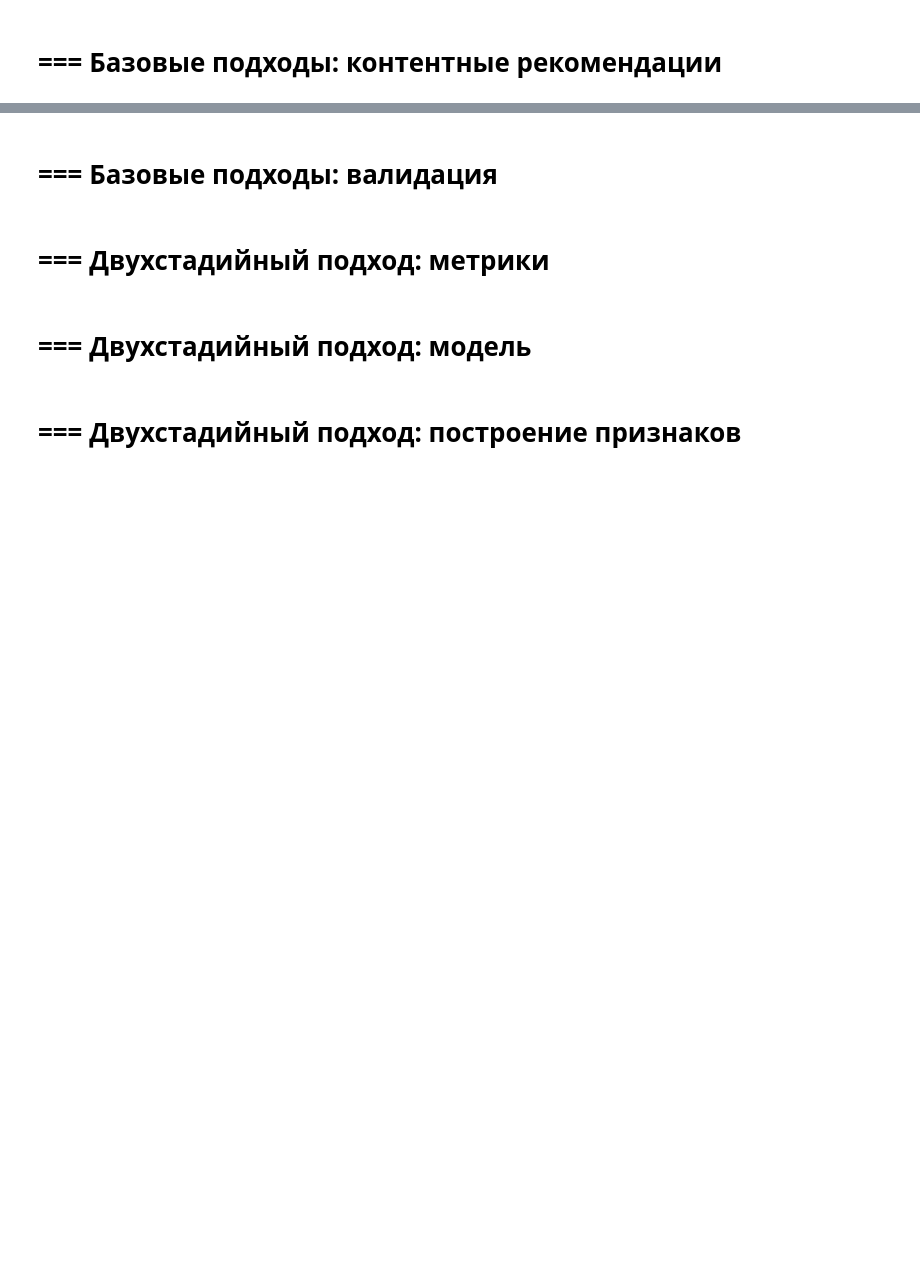
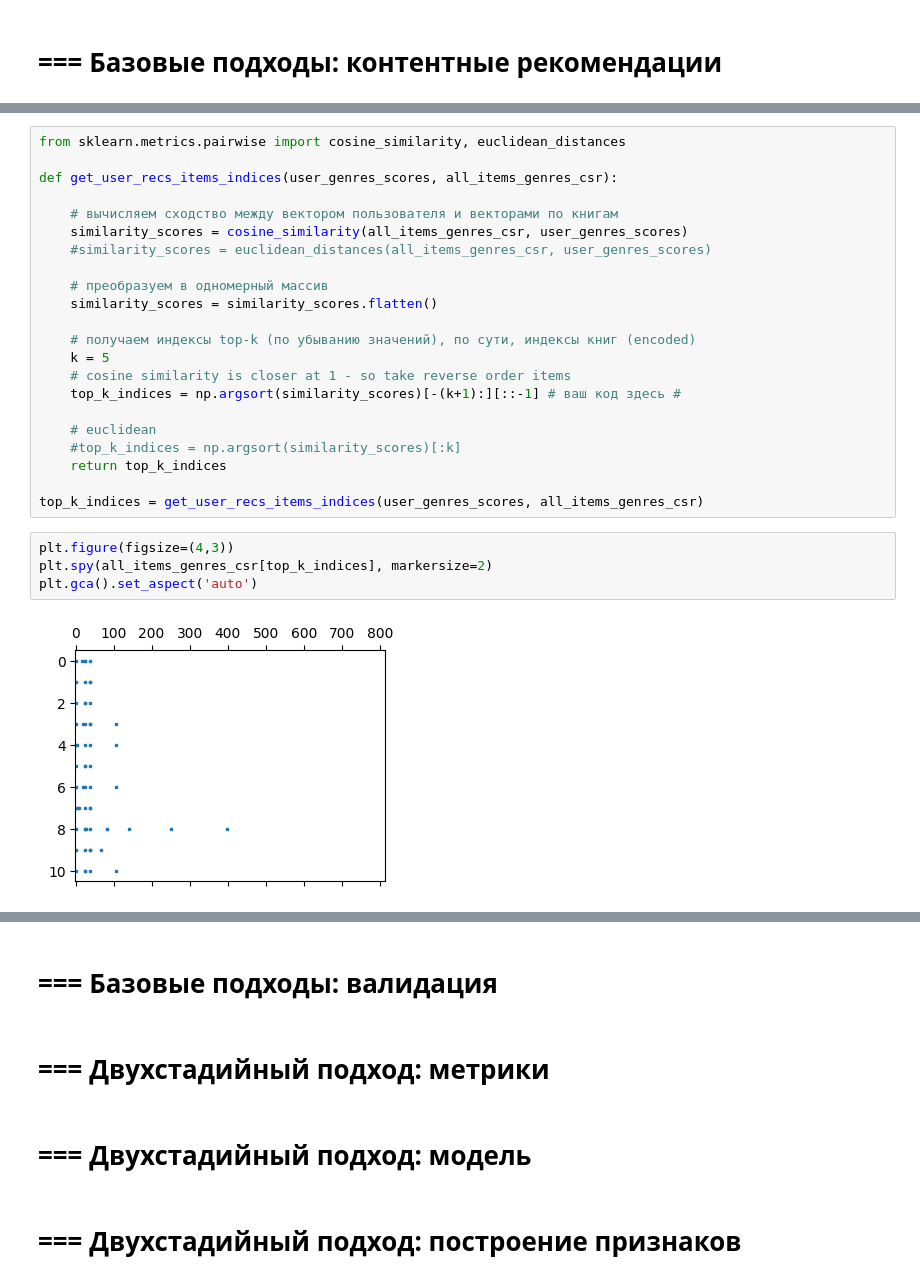
Before and after one commit to khromenko/mle-recsys-start, a Jupyter notebook: main_offline.ipynb, the cells around one changed output, grey strips where cells are left out. Drawn from its saved outputs; the diff is of its cells as text; blank space fills up the shorter version.

```diff
--- a/main_offline.ipynb
+++ b/main_offline.ipynb
@@ -1066,0 +1285,28 @@ search similar items for:
+# %%
+from sklearn.metrics.pairwise import cosine_similarity, euclidean_distances
+
+def get_user_recs_items_indices(user_genres_scores, all_items_genres_csr):
+
+    # вычисляем сходство между вектором пользователя и векторами по книгам
+    similarity_scores = cosine_similarity(all_items_genres_csr, user_genres_scores)
+    #similarity_scores = euclidean_distances(all_items_genres_csr, user_genres_scores)
+
+    # преобразуем в одномерный массив
+    similarity_scores = similarity_scores.flatten()
+
+    # получаем индексы top-k (по убыванию значений), по сути, индексы книг (encoded)
+    k = 5
+    # cosine similarity is closer at 1 - so take reverse order items
+    top_k_indices = np.argsort(similarity_scores)[-(k+1):][::-1] # ваш код здесь #
+
+    # euclidean
+    #top_k_indices = np.argsort(similarity_scores)[:k]
+    return top_k_indices
+
+top_k_indices = get_user_recs_items_indices(user_genres_scores, all_items_genres_csr)
+# %%
+plt.figure(figsize=(4,3))
+plt.spy(all_items_genres_csr[top_k_indices], markersize=2)
+plt.gca().set_aspect('auto')
+# %% [output]
+[figure, added]
```
Also changed, not shown: parts of 33 cells of this notebook.
